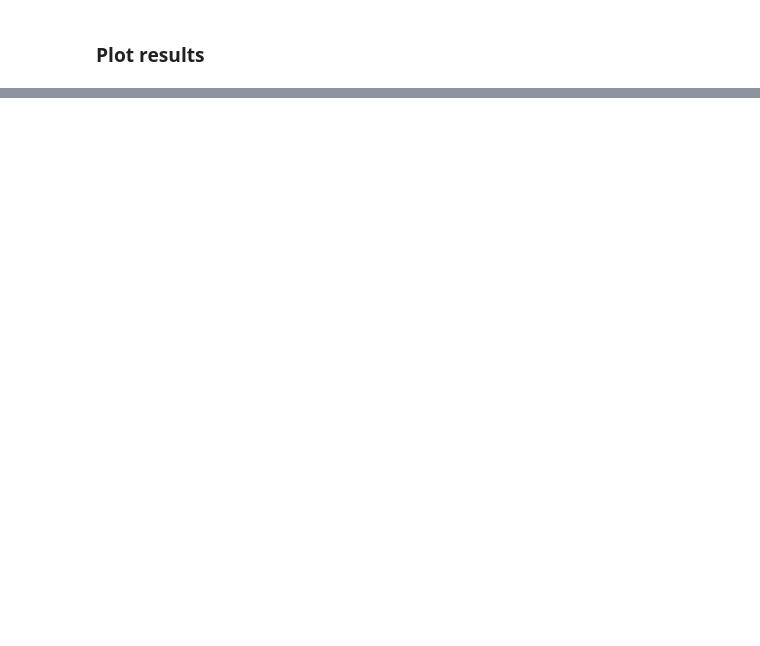
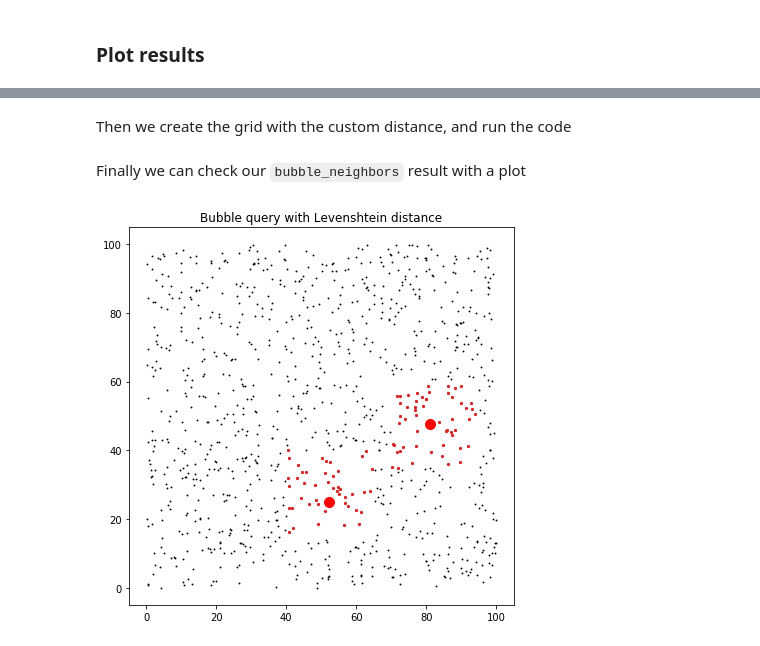
Before and after one commit to mchalela/GriSPy, a Jupyter notebook: docs/source/tutorial.ipynb, the cells around one changed output, grey strips where cells are left out. Cells and saved outputs as stored; diff of their text form; code cells hidden in the pictures; blank space fills up the shorter version.

```diff
--- a/docs/source/tutorial.ipynb
+++ b/docs/source/tutorial.ipynb
@@ -97,0 +124,43 @@ plt.tight_layout()
+# %%
+def levenshtein(c0, centres, dim):
+    # textdistance only operates over list and tuples
+    c0 = tuple(c0)
+
+    # creates a empty array with the required
+    # number of distances
+    distances = np.empty(len(centres))
+    for idx, c1 in enumerate(centres):
+
+        # textdistance only operates over list and tuples
+        c1 = tuple(c1)
+
+        # calculate the distance
+        dis = textdistance.levenshtein(c0, c1)
+
+        # store the distance
+        distances[idx] = dis
+
+    return distances
+# %% [markdown]
+Then we create the grid with the custom distance, and run the code
+# %%
+gsp = GriSPy(data, metric=levenshtein)
+
+upper_radii = 10.0
+lev_dist, lev_ind = gsp.bubble_neighbors(
+    centres, distance_upper_bound=upper_radii)
+# %% [markdown]
+Finally we can check our `bubble_neighbors` result with a plot
+# %%
+fig, axes = plt.subplots(figsize=(6, 6))
+
+ax = axes
+ax.set_title("Bubble query with Levenshtein distance")
+ax.scatter(data[:, 0], data[:, 1], c="k", marker=".", s=3)
+for ind in lev_ind:
+    ax.scatter(data[ind, 0], data[ind, 1], c="C3", marker="o", s=5)
+ax.plot(centres[:,0],centres[:,1],'ro',ms=10)
+
+fig.tight_layout()
+# %% [output]
+[figure, added]
```
Also changed, not shown: parts of 8 cells of this notebook, 4 other files.
